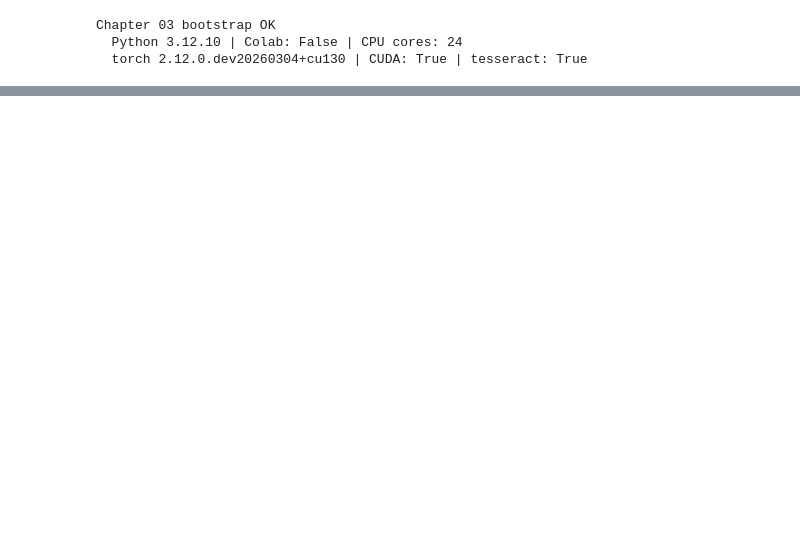
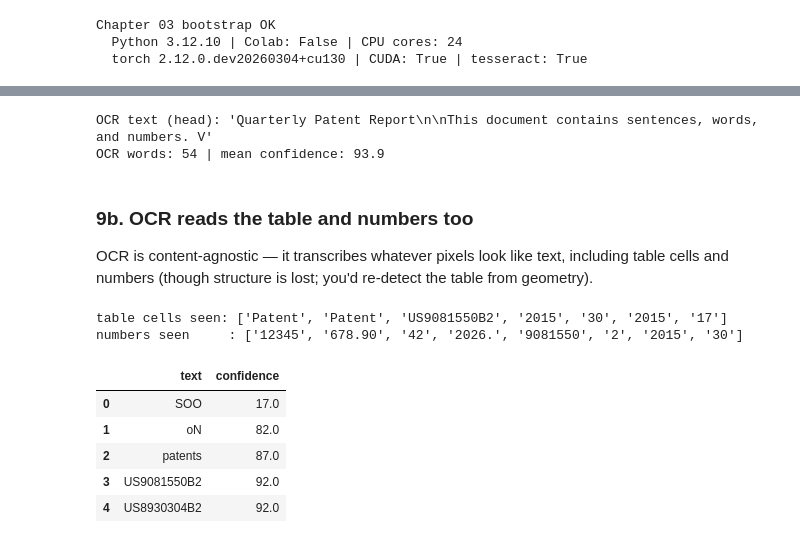
Before and after one commit to rsalehin/patent-rag-masterclass, a Jupyter notebook: notebooks/03_pdf_ocr_layout.ipynb, the cells around one changed output, grey strips where cells are left out. Cells and saved outputs as stored; diff of their text form; code cells hidden in the pictures; blank space fills up the shorter version.

```diff
--- a/notebooks/03_pdf_ocr_layout.ipynb
+++ b/notebooks/03_pdf_ocr_layout.ipynb
@@ -82,8 +82,0 @@ points. Those coordinates are what let a future citation *highlight* the exact s
-# %%
-from patentrag import parsing as P
-import pandas as pd
-ext = bs.ensure("pdf_extractions")
-path = ext["path"]
-print("genuine patent PDF:", ext["doc_id"], "|", ext["page_count"], "pages |", ext["n_words_page0"], "words on page 0")
-print("\ntext layer (page 0, head):")
-print(ext["page0_text"][:220])
@@ -253,0 +339,9 @@ CHAPTER 03 VALIDATION: PASS
+# %%
+def rasterize_page(path, page=0, dpi=150):
+    """Render a PDF page to a PIL image at the given DPI (higher DPI = better OCR, slower)."""
+    with fitz.open(str(path)) as d:                     # open doc
+        pix = d[page].get_pixmap(dpi=dpi)               # rasterize the page to pixels
+    return PILImage.frombytes("RGB", (pix.width, pix.height), pix.samples)  # wrap as PIL image
+
+scan = rasterize_page(demo_pdf, 0, dpi=150)             # our "scanned page" (no text layer, just pixels)
+print("rasterized page size (px):", scan.size)
@@ -253,0 +356,44 @@ CHAPTER 03 VALIDATION: PASS
+# %%
+import pytesseract                                      # Python wrapper around the Tesseract engine
+from pytesseract import Output                          # to request dict-shaped output
+
+cmd = bs.find_tesseract()                               # locate the tesseract binary (Windows path / PATH)
+if cmd:                                                 # if found, point pytesseract at it
+    pytesseract.pytesseract.tesseract_cmd = cmd
+
+ocr_text = pytesseract.image_to_string(scan)            # full-page OCR -> one text string
+data = pytesseract.image_to_data(scan, output_type=Output.DICT)  # per-word: text/conf/left/top/width/height
+
+# Keep only real words with a valid confidence (Tesseract emits -1 for layout-only rows).
+ocr_words = [{"text": t, "conf": float(c),
+              "box": (data["left"][i], data["top"][i], data["width"][i], data["height"][i])}
+             for i, (t, c) in enumerate(zip(data["text"], data["conf"])) if t.strip() and float(c) >= 0]
+mean_conf = sum(w["conf"] for w in ocr_words) / len(ocr_words)   # average confidence over words
+
+print("OCR text (head):", repr(ocr_text[:80]))
+print("OCR words:", len(ocr_words), "| mean confidence: %.1f" % mean_conf)
+# %% [output]
+OCR text (head): 'Quarterly Patent Report\n\nThis document contains sentences, words, and numbers. V'
+OCR words: 54 | mean confidence: 93.9
+# %% [markdown]
+### 9b. OCR reads the table and numbers too
+
+OCR is content-agnostic — it transcribes whatever pixels look like text, including table cells and
+numbers (though structure is lost; you'd re-detect the table from geometry).
+# %%
+ocr_tokens = [w["text"] for w in ocr_words]             # just the recognized strings
+# Did OCR recover our table cells and numbers?
+print("table cells seen:", [t for t in ocr_tokens if t in ("US9081550B2", "2015", "30", "17", "Patent")])
+print("numbers seen     :", re.findall(r"\d[\d.,]*", ocr_text)[:8])
+# The lowest-confidence words are where you would NOT trust the transcription:
+low = sorted(ocr_words, key=lambda w: w["conf"])[:5]
+pd.DataFrame([{"text": w["text"], "confidence": w["conf"]} for w in low])
+# %% [output]
+table cells seen: ['Patent', 'Patent', 'US9081550B2', '2015', '30', '2015', '17']
+numbers seen     : ['12345', '678.90', '42', '2026.', '9081550', '2', '2015', '30']
+|  | text | confidence |
+| 0 | SOO | 17.0 |
+| 1 | oN | 82.0 |
+| 2 | patents | 87.0 |
+| 3 | US9081550B2 | 92.0 |
+| 4 | US8930304B2 | 92.0 |
```
Also changed, not shown: parts of 48 cells of this notebook.
